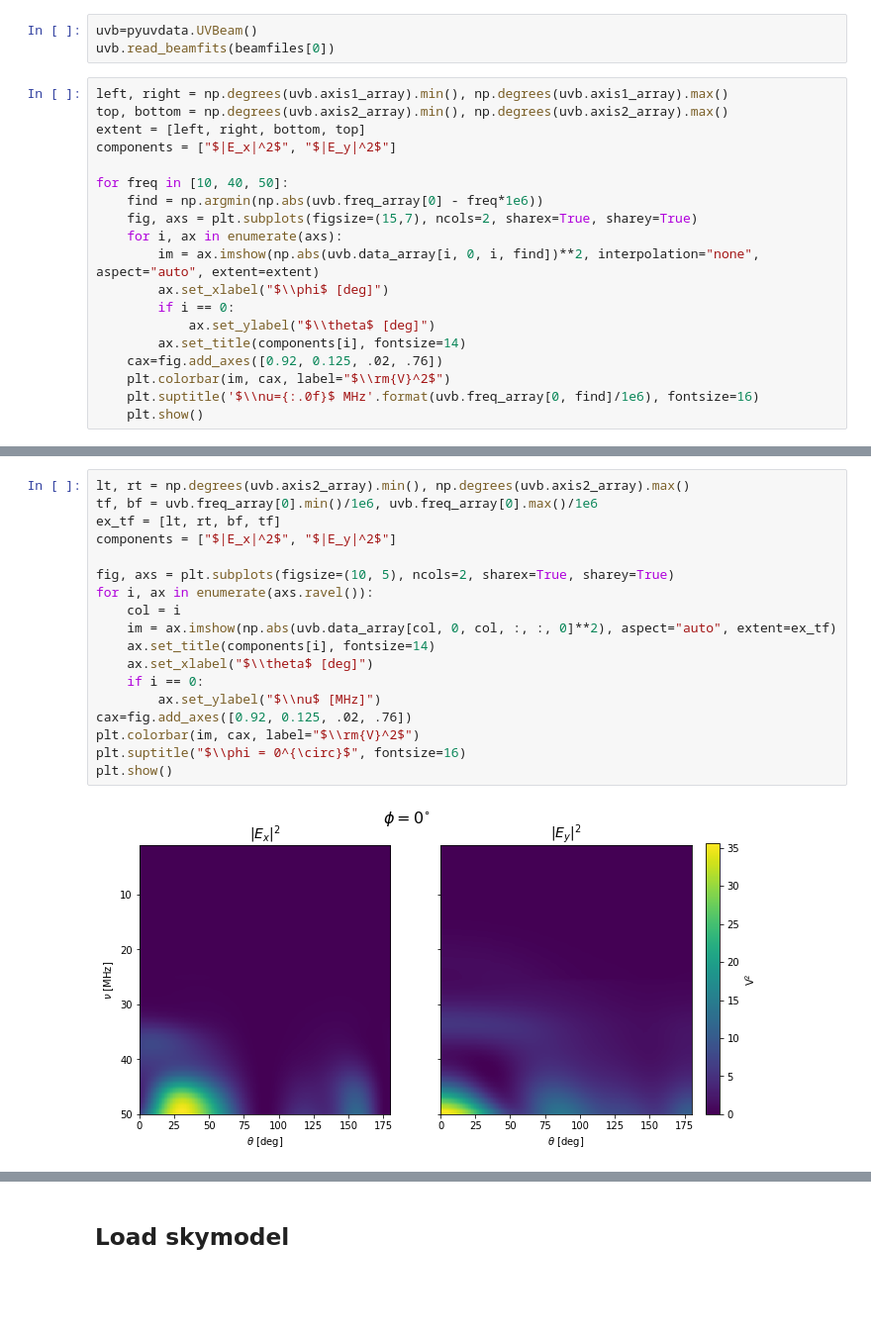
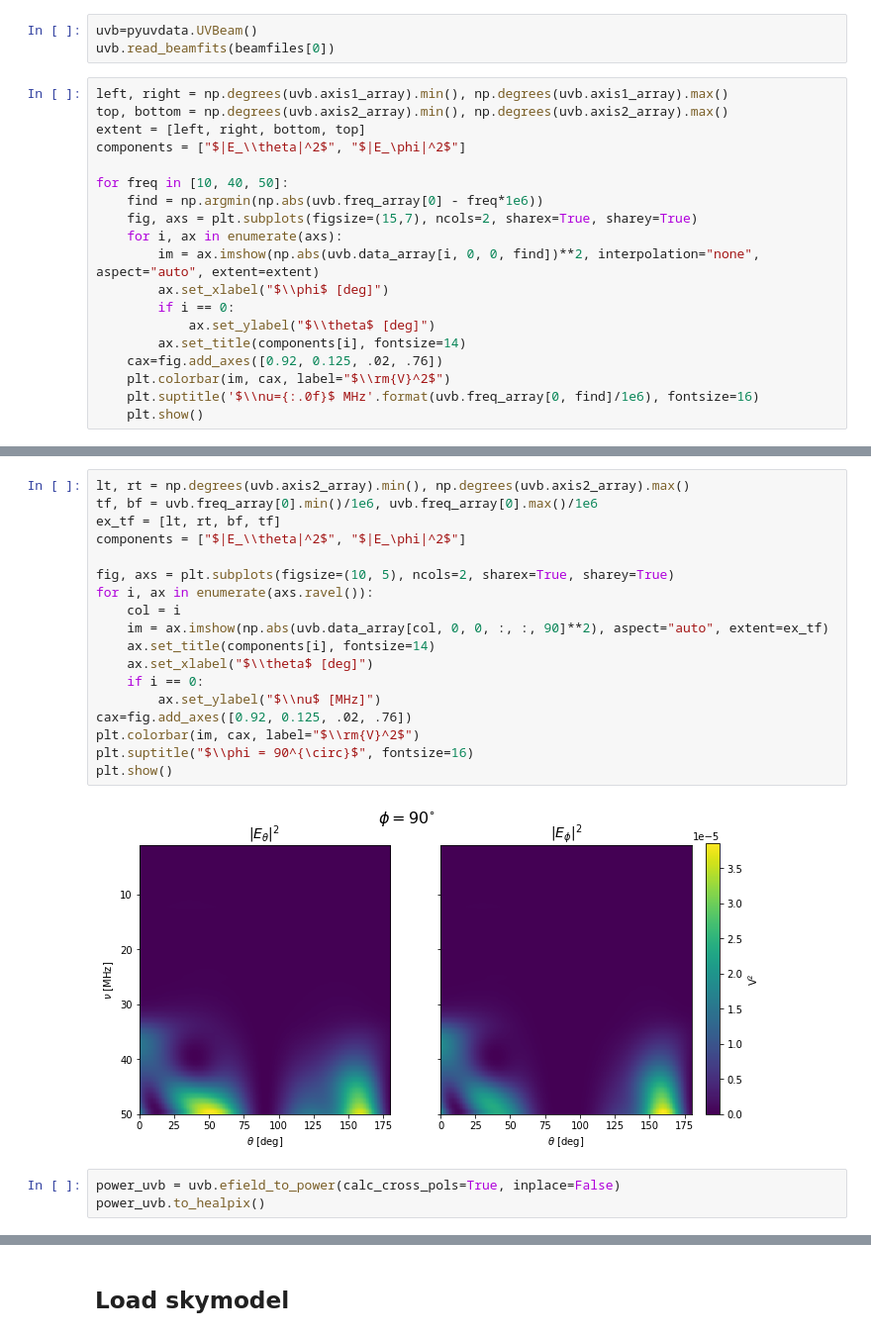
Before and after one commit to christianhbye/lusee_sky_simulations, a Jupyter notebook: notebooks/mock_lusee_night_analysis_comp.ipynb, the cells around one changed output, grey strips where cells are left out. Shown at 99% size. Drawn from its saved outputs; the diff is of its cells as text; blank space fills up the shorter version.

```diff
--- a/notebooks/mock_lusee_night_analysis_comp.ipynb
+++ b/notebooks/mock_lusee_night_analysis_comp.ipynb
@@ -25,13 +23,13 @@ uvb.read_beamfits(beamfiles[0])
 left, right = np.degrees(uvb.axis1_array).min(), np.degrees(uvb.axis1_array).max()
 top, bottom = np.degrees(uvb.axis2_array).min(), np.degrees(uvb.axis2_array).max()
 extent = [left, right, bottom, top]
-components = ["$|E_x|^2$", "$|E_y|^2$"]
+components = ["$|E_\\theta|^2$", "$|E_\phi|^2$"]
 
 for freq in [10, 40, 50]:
     find = np.argmin(np.abs(uvb.freq_array[0] - freq*1e6))
     fig, axs = plt.subplots(figsize=(15,7), ncols=2, sharex=True, sharey=True)
     for i, ax in enumerate(axs):
-        im = ax.imshow(np.abs(uvb.data_array[i, 0, i, find])**2, interpolation="none", aspect="auto", extent=extent)
+        im = ax.imshow(np.abs(uvb.data_array[i, 0, 0, find])**2, interpolation="none", aspect="auto", extent=extent)
         ax.set_xlabel("$\\phi$ [deg]")
         if i == 0:
             ax.set_ylabel("$\\theta$ [deg]")
@@ -47,20 +45,23 @@ for freq in [10, 40, 50]:
 # %%
 lt, rt = np.degrees(uvb.axis2_array).min(), np.degrees(uvb.axis2_array).max()
 tf, bf = uvb.freq_array[0].min()/1e6, uvb.freq_array[0].max()/1e6
 ex_tf = [lt, rt, bf, tf]
-components = ["$|E_x|^2$", "$|E_y|^2$"]
+components = ["$|E_\\theta|^2$", "$|E_\phi|^2$"]
 
 fig, axs = plt.subplots(figsize=(10, 5), ncols=2, sharex=True, sharey=True)
 for i, ax in enumerate(axs.ravel()):
     col = i
-    im = ax.imshow(np.abs(uvb.data_array[col, 0, col, :, :, 0]**2), aspect="auto", extent=ex_tf)
+    im = ax.imshow(np.abs(uvb.data_array[col, 0, 0, :, :, 90]**2), aspect="auto", extent=ex_tf)
     ax.set_title(components[i], fontsize=14)
     ax.set_xlabel("$\\theta$ [deg]")
     if i == 0:
         ax.set_ylabel("$\\nu$ [MHz]")
 cax=fig.add_axes([0.92, 0.125, .02, .76])
 plt.colorbar(im, cax, label="$\\rm{V}^2$")
-plt.suptitle("$\\phi = 0^{\circ}$", fontsize=16)
+plt.suptitle("$\\phi = 90^{\circ}$", fontsize=16)
 plt.show()
 # %% [output]
-[figure, old version]
+[figure, new version]
+# %%
+power_uvb = uvb.efield_to_power(calc_cross_pols=True, inplace=False)
+power_uvb.to_healpix()
```
Also changed, not shown: parts of 14 cells of this notebook.
